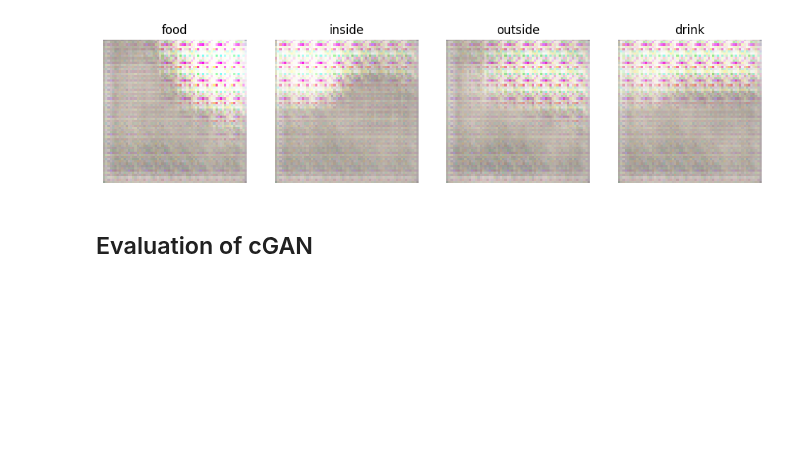
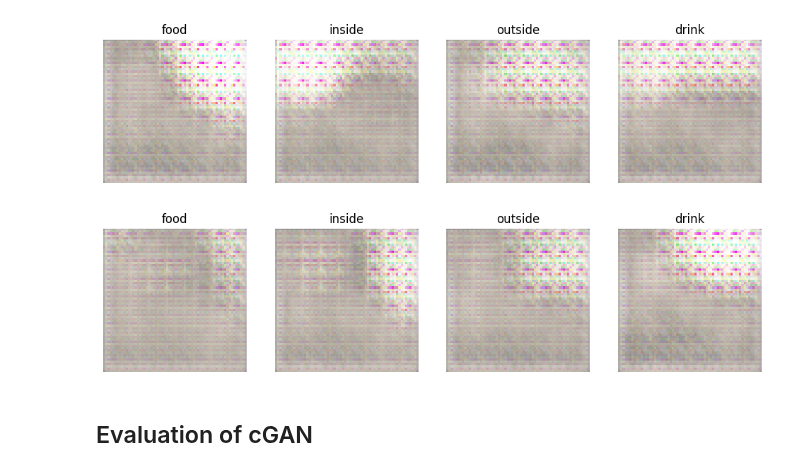
Before and after one commit to LCIT-AISC-T3-S25/Group2, a Jupyter notebook: CV/Clifford/CV_Case_Study_2_Group_2_cGAN_Clifford_Addison.ipynb, the cells around one changed output. Saved outputs shown, nothing was run; the diff lists cells and outputs as text; code cells hidden in the pictures; blank space fills up the shorter version.

```diff
--- a/CV/Clifford/CV_Case_Study_2_Group_2_cGAN_Clifford_Addison.ipynb
+++ b/CV/Clifford/CV_Case_Study_2_Group_2_cGAN_Clifford_Addison.ipynb
@@ -347,6 +347,16 @@ Epoch 9: Gen loss=0.8336, Disc loss=1.5945 in 8.30s
 Epoch 10: Gen loss=1.0440, Disc loss=1.4492 in 7.93s
 Showing generated samples at epoch 10
 [figure]
+# %%
+# Plot Sample of generated images
+fig, axes = plt.subplots(1, 4, figsize=(12,3))
+generate_sample('food', axes[0])
+generate_sample('inside', axes[1])
+generate_sample('outside', axes[2])
+generate_sample('drink', axes[3])
+plt.show()
+# %% [output]
+[figure, added]
 # %% [markdown]
 ## Evaluation of cGAN
 # %%
```
Also changed, not shown: parts of 1 cell of this notebook.
